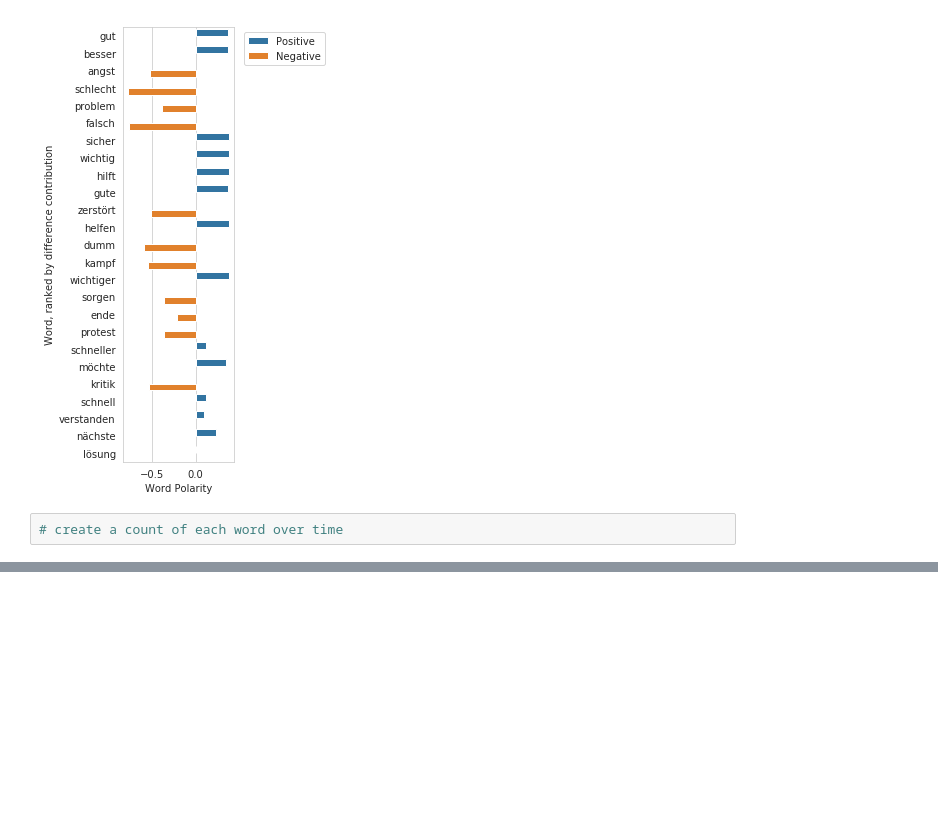
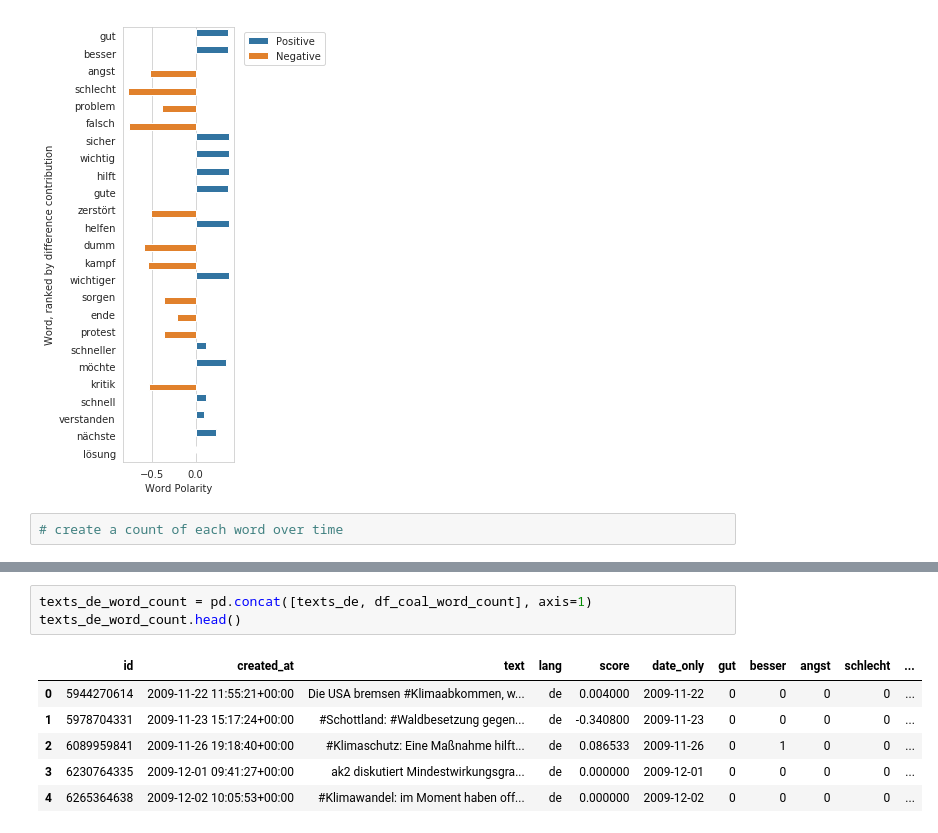
Before and after one commit to yuantinglee/twitter-discourse, a Jupyter notebook: analysis/word_shifts.ipynb, the cells around one changed output, grey strips where cells are left out. Drawn from its saved outputs; the diff is of its cells as text; blank space fills up the shorter version.

```diff
--- a/analysis/word_shifts.ipynb
+++ b/analysis/word_shifts.ipynb
@@ -1391,0 +1592,10 @@ plt.show()
+# %%
+texts_de_word_count = pd.concat([texts_de, df_coal_word_count], axis=1)
+texts_de_word_count.head()
+# %% [output]
+|  | id | created_at | text | lang | score | date_only | gut | besser | angst | schlecht | ... |
+| 0 | 5944270614 | 2009-11-22 11:55:21+00:00 | Die USA bremsen #Klimaabkommen, w... | de | 0.004000 | 2009-11-22 | 0 | 0 | 0 | 0 | ... |
+| 1 | 5978704331 | 2009-11-23 15:17:24+00:00 | #Schottland: #Waldbesetzung gegen... | de | -0.340800 | 2009-11-23 | 0 | 0 | 0 | 0 | ... |
+| 2 | 6089959841 | 2009-11-26 19:18:40+00:00 | #Klimaschutz: Eine Maßnahme hilft... | de | 0.086533 | 2009-11-26 | 0 | 1 | 0 | 0 | ... |
+| 3 | 6230764335 | 2009-12-01 09:41:27+00:00 | ak2 diskutiert Mindestwirkungsgra... | de | 0.000000 | 2009-12-01 | 0 | 0 | 0 | 0 | ... |
+| 4 | 6265364638 | 2009-12-02 10:05:53+00:00 | #Klimawandel: im Moment haben off... | de | 0.000000 | 2009-12-02 | 0 | 0 | 0 | 0 | ... |
```
Also changed, not shown: parts of 26 cells of this notebook.
